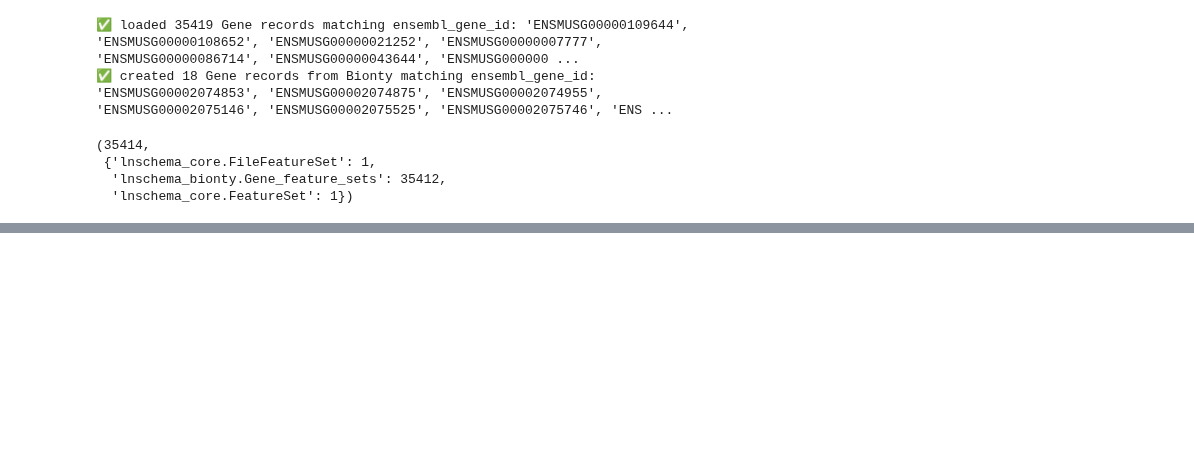
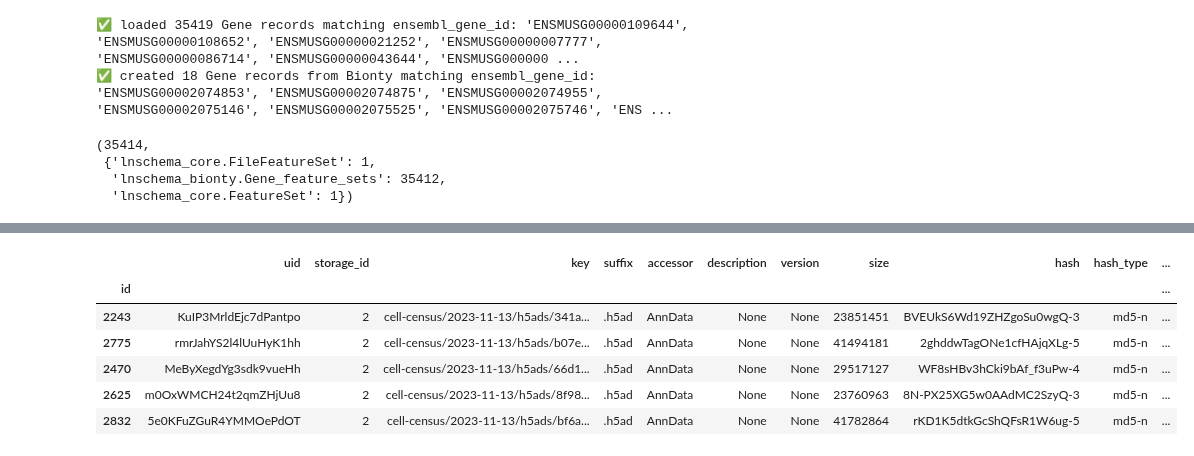
Before and after one commit to laminlabs/cellxgene-lamin, a Jupyter notebook: docs/notebooks/census-release-2023-11.ipynb, the cells around one changed output, grey strips where cells are left out. Cells and saved outputs as stored; diff of their text form; code cells hidden in the pictures; blank space fills up the shorter version.

```diff
--- a/docs/notebooks/census-release-2023-11.ipynb
+++ b/docs/notebooks/census-release-2023-11.ipynb
@@ -499,0 +527,10 @@ genes = lb.Gene.from_values(adata_backed.var_names, field=lb.Gene.ensembl_gene_i
+# %%
+files.annotate(c=Count('feature_sets')).filter(c=4).df()
+# %% [output]
+|  | uid | storage_id | key | suffix | accessor | description | version | size | hash | hash_type | ... |
+| id |  |  |  |  |  |  |  |  |  |  | ... |
+| 2243 | KuIP3MrldEjc7dPantpo | 2 | cell-census/2023-11-13/h5ads/341a... | .h5ad | AnnData | None | None | 23851451 | BVEUkS6Wd19ZHZgoSu0wgQ-3 | md5-n | ... |
+| 2775 | rmrJahYS2l4lUuHyK1hh | 2 | cell-census/2023-11-13/h5ads/b07e... | .h5ad | AnnData | None | None | 41494181 | 2ghddwTagONe1cfHAjqXLg-5 | md5-n | ... |
+| 2470 | MeByXegdYg3sdk9vueHh | 2 | cell-census/2023-11-13/h5ads/66d1... | .h5ad | AnnData | None | None | 29517127 | WF8sHBv3hCki9bAf_f3uPw-4 | md5-n | ... |
+| 2625 | m0OxWMCH24t2qmZHjUu8 | 2 | cell-census/2023-11-13/h5ads/8f98... | .h5ad | AnnData | None | None | 23760963 | 8N-PX25XG5w0AAdMC2SzyQ-3 | md5-n | ... |
+| 2832 | 5e0KFuZGuR4YMMOePdOT | 2 | cell-census/2023-11-13/h5ads/bf6a... | .h5ad | AnnData | None | None | 41782864 | rKD1K5dtkGcShQFsR1W6ug-5 | md5-n | ... |
```
Also changed, not shown: parts of 15 cells of this notebook.
